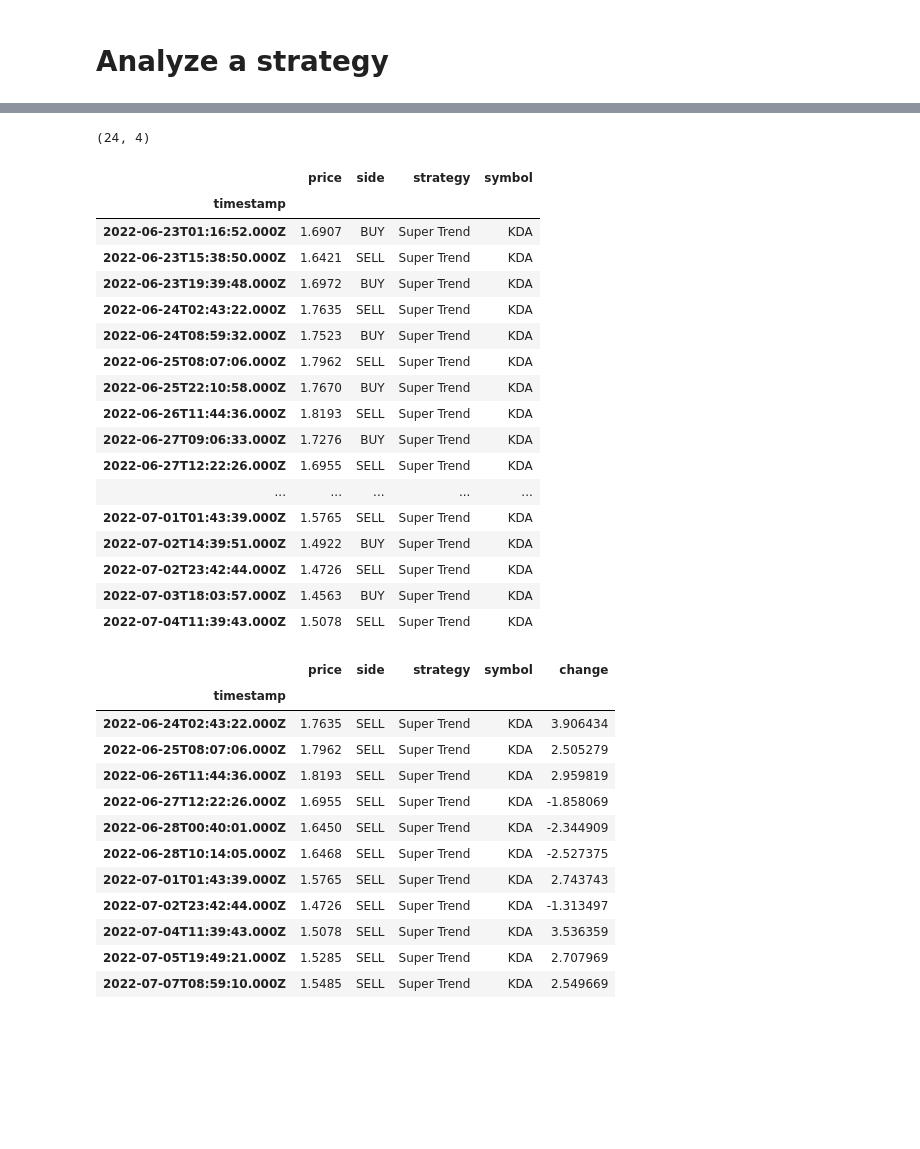
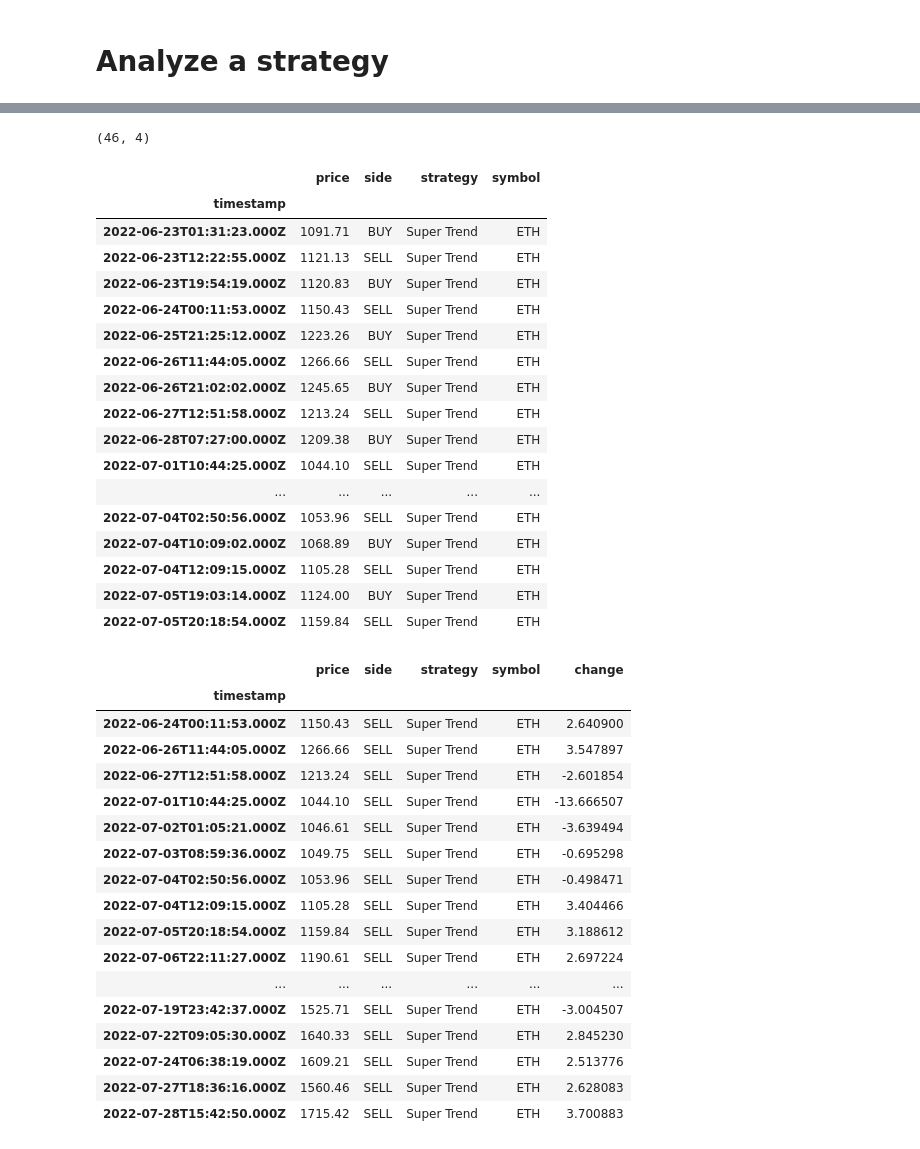
Before and after one commit to webclinic017/Trading-sandbox, a Jupyter notebook: 01_Results_analysis.ipynb, the cells around one changed output, grey strips where cells are left out. Saved outputs shown, nothing was run; the diff lists cells and outputs as text; code cells hidden in the pictures; blank space fills up the shorter version.

```diff
--- a/01_Results_analysis.ipynb
+++ b/01_Results_analysis.ipynb
@@ -46,30 +46,30 @@ trades.head(20)
 | 2022-06-25T21:25:33.000Z | 41.3350 | BUY | Super Trend | SOL |
 | 2022-06-25T22:10:58.000Z | 1.7670 | BUY | Super Trend | KDA |
 # %%
-symbol='KDA'
+symbol='ETH'
 trades = trades[trades['symbol']==symbol]
 print(trades.shape)
 trades.head(20)
 # %% [output]
-(24, 4)
+(46, 4)
 |  | price | side | strategy | symbol |
 | timestamp |  |  |  |  |
-| 2022-06-23T01:16:52.000Z | 1.6907 | BUY | Super Trend | KDA |
-| 2022-06-23T15:38:50.000Z | 1.6421 | SELL | Super Trend | KDA |
-| 2022-06-23T19:39:48.000Z | 1.6972 | BUY | Super Trend | KDA |
-| 2022-06-24T02:43:22.000Z | 1.7635 | SELL | Super Trend | KDA |
-| 2022-06-24T08:59:32.000Z | 1.7523 | BUY | Super Trend | KDA |
-| 2022-06-25T08:07:06.000Z | 1.7962 | SELL | Super Trend | KDA |
-| 2022-06-25T22:10:58.000Z | 1.7670 | BUY | Super Trend | KDA |
-| 2022-06-26T11:44:36.000Z | 1.8193 | SELL | Super Trend | KDA |
-| 2022-06-27T09:06:33.000Z | 1.7276 | BUY | Super Trend | KDA |
-| 2022-06-27T12:22:26.000Z | 1.6955 | SELL | Super Trend | KDA |
+| 2022-06-23T01:31:23.000Z | 1091.71 | BUY | Super Trend | ETH |
+| 2022-06-23T12:22:55.000Z | 1121.13 | SELL | Super Trend | ETH |
+| 2022-06-23T19:54:19.000Z | 1120.83 | BUY | Super Trend | ETH |
+| 2022-06-24T00:11:53.000Z | 1150.43 | SELL | Super Trend | ETH |
+| 2022-06-25T21:25:12.000Z | 1223.26 | BUY | Super Trend | ETH |
+| 2022-06-26T11:44:05.000Z | 1266.66 | SELL | Super Trend | ETH |
+| 2022-06-26T21:02:02.000Z | 1245.65 | BUY | Super Trend | ETH |
+| 2022-06-27T12:51:58.000Z | 1213.24 | SELL | Super Trend | ETH |
+| 2022-06-28T07:27:00.000Z | 1209.38 | BUY | Super Trend | ETH |
+| 2022-07-01T10:44:25.000Z | 1044.10 | SELL | Super Trend | ETH |
 | ... | ... | ... | ... | ... |
-| 2022-07-01T01:43:39.000Z | 1.5765 | SELL | Super Trend | KDA |
-| 2022-07-02T14:39:51.000Z | 1.4922 | BUY | Super Trend | KDA |
-| 2022-07-02T23:42:44.000Z | 1.4726 | SELL | Super Trend | KDA |
-| 2022-07-03T18:03:57.000Z | 1.4563 | BUY | Super Trend | KDA |
-| 2022-07-04T11:39:43.000Z | 1.5078 | SELL | Super Trend | KDA |
+| 2022-07-04T02:50:56.000Z | 1053.96 | SELL | Super Trend | ETH |
+| 2022-07-04T10:09:02.000Z | 1068.89 | BUY | Super Trend | ETH |
+| 2022-07-04T12:09:15.000Z | 1105.28 | SELL | Super Trend | ETH |
+| 2022-07-05T19:03:14.000Z | 1124.00 | BUY | Super Trend | ETH |
+| 2022-07-05T20:18:54.000Z | 1159.84 | SELL | Super Trend | ETH |
 # %%
 trades['change']=trades['price'].pct_change()*100
 trades = trades[trades['side']=='SELL'][1:]
@@ -77,17 +77,22 @@ trades
 # %% [output]
 |  | price | side | strategy | symbol | change |
 | timestamp |  |  |  |  |  |
-| 2022-06-24T02:43:22.000Z | 1.7635 | SELL | Super Trend | KDA | 3.906434 |
-| 2022-06-25T08:07:06.000Z | 1.7962 | SELL | Super Trend | KDA | 2.505279 |
-| 2022-06-26T11:44:36.000Z | 1.8193 | SELL | Super Trend | KDA | 2.959819 |
-| 2022-06-27T12:22:26.000Z | 1.6955 | SELL | Super Trend | KDA | -1.858069 |
-| 2022-06-28T00:40:01.000Z | 1.6450 | SELL | Super Trend | KDA | -2.344909 |
-| 2022-06-28T10:14:05.000Z | 1.6468 | SELL | Super Trend | KDA | -2.527375 |
-| 2022-07-01T01:43:39.000Z | 1.5765 | SELL | Super Trend | KDA | 2.743743 |
-| 2022-07-02T23:42:44.000Z | 1.4726 | SELL | Super Trend | KDA | -1.313497 |
-| 2022-07-04T11:39:43.000Z | 1.5078 | SELL | Super Trend | KDA | 3.536359 |
-| 2022-07-05T19:49:21.000Z | 1.5285 | SELL | Super Trend | KDA | 2.707969 |
-| 2022-07-07T08:59:10.000Z | 1.5485 | SELL | Super Trend | KDA | 2.549669 |
+| 2022-06-24T00:11:53.000Z | 1150.43 | SELL | Super Trend | ETH | 2.640900 |
+| 2022-06-26T11:44:05.000Z | 1266.66 | SELL | Super Trend | ETH | 3.547897 |
+| 2022-06-27T12:51:58.000Z | 1213.24 | SELL | Super Trend | ETH | -2.601854 |
+| 2022-07-01T10:44:25.000Z | 1044.10 | SELL | Super Trend | ETH | -13.666507 |
+| 2022-07-02T01:05:21.000Z | 1046.61 | SELL | Super Trend | ETH | -3.639494 |
+| 2022-07-03T08:59:36.000Z | 1049.75 | SELL | Super Trend | ETH | -0.695298 |
+| 2022-07-04T02:50:56.000Z | 1053.96 | SELL | Super Trend | ETH | -0.498471 |
+| 2022-07-04T12:09:15.000Z | 1105.28 | SELL | Super Trend | ETH | 3.404466 |
+| 2022-07-05T20:18:54.000Z | 1159.84 | SELL | Super Trend | ETH | 3.188612 |
+| 2022-07-06T22:11:27.000Z | 1190.61 | SELL | Super Trend | ETH | 2.697224 |
+| ... | ... | ... | ... | ... | ... |
+| 2022-07-19T23:42:37.000Z | 1525.71 | SELL | Super Trend | ETH | -3.004507 |
+| 2022-07-22T09:05:30.000Z | 1640.33 | SELL | Super Trend | ETH | 2.845230 |
+| 2022-07-24T06:38:19.000Z | 1609.21 | SELL | Super Trend | ETH | 2.513776 |
+| 2022-07-27T18:36:16.000Z | 1560.46 | SELL | Super Trend | ETH | 2.628083 |
+| 2022-07-28T15:42:50.000Z | 1715.42 | SELL | Super Trend | ETH | 3.700883 |
 # %%
 print(f"Pure gain : {round(trades['change'].sum())} %")
 print(f"Winrate : {round(100*len(trades[trades['change']>0].change)/len(trades))} %")
```
Also changed, not shown: parts of 3 cells of this notebook, 3 other files.
